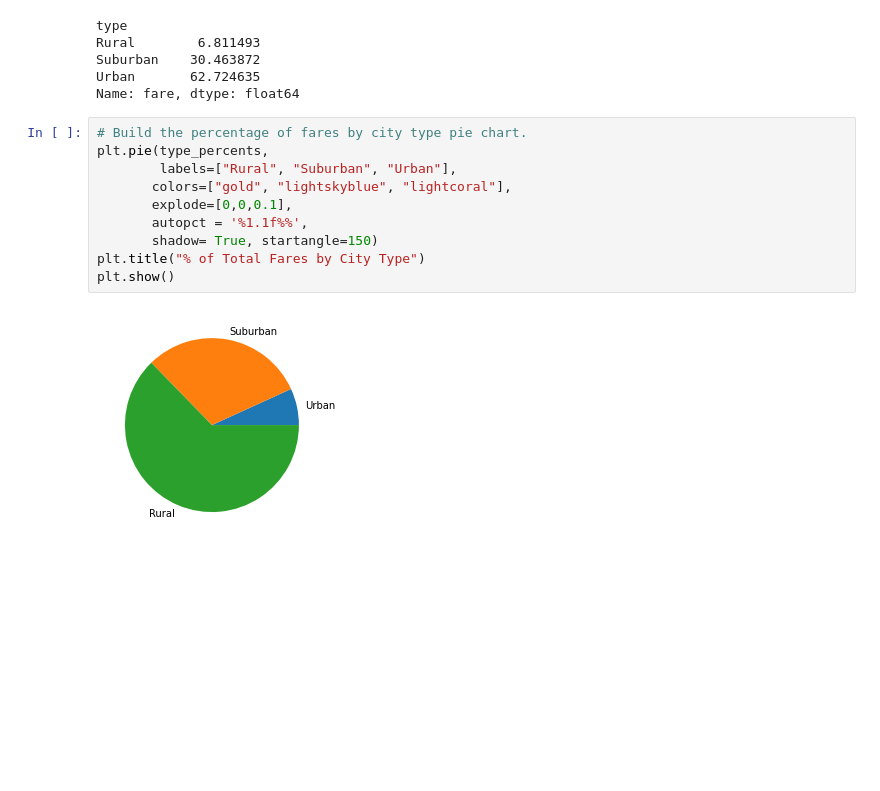
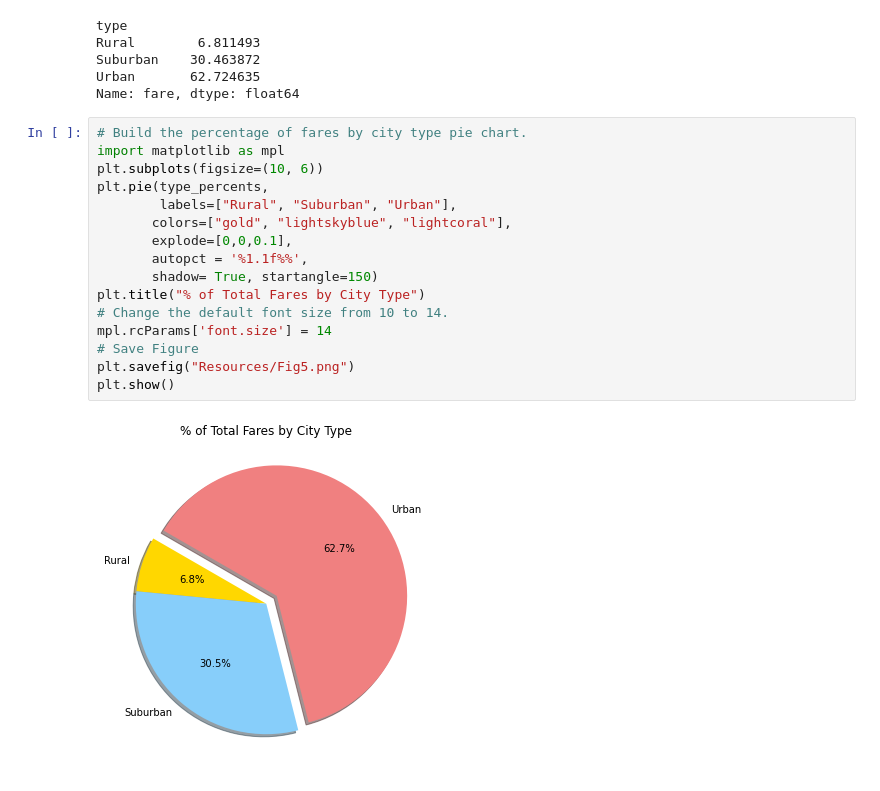
Before and after one commit to Loulwa-Alkaisi/PyBer_Analysis, a Jupyter notebook: PyBer.ipynb, the cells around one changed output. Saved outputs shown, nothing was run; the diff lists cells and outputs as text; blank space fills up the shorter version.

```diff
--- a/PyBer.ipynb
+++ b/PyBer.ipynb
@@ -708,13 +708,19 @@ Urban       62.724635
 Name: fare, dtype: float64
 # %%
 # Build the percentage of fares by city type pie chart.
+import matplotlib as mpl
+plt.subplots(figsize=(10, 6))
 plt.pie(type_percents,
         labels=["Rural", "Suburban", "Urban"],
        colors=["gold", "lightskyblue", "lightcoral"],
        explode=[0,0,0.1],
        autopct = '%1.1f%%',
        shadow= True, startangle=150)
 plt.title("% of Total Fares by City Type")
+# Change the default font size from 10 to 14.
+mpl.rcParams['font.size'] = 14
+# Save Figure
+plt.savefig("Resources/Fig5.png")
 plt.show()
 # %% [output]
-[figure, old version]
+[figure, new version]
```
Also changed, not shown: parts of 2 cells of this notebook.
